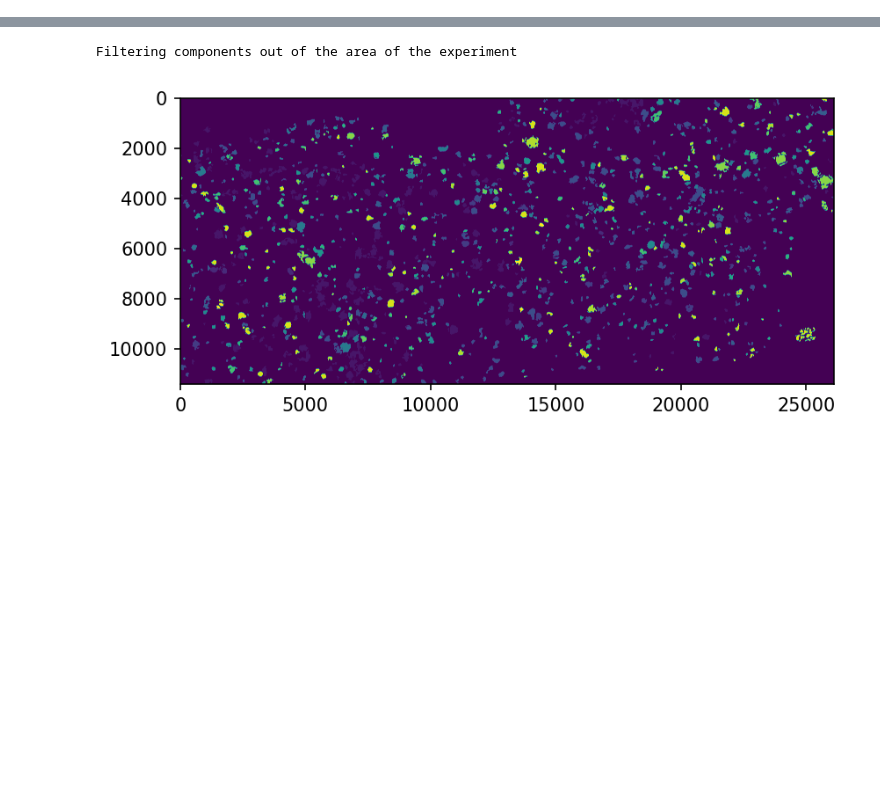
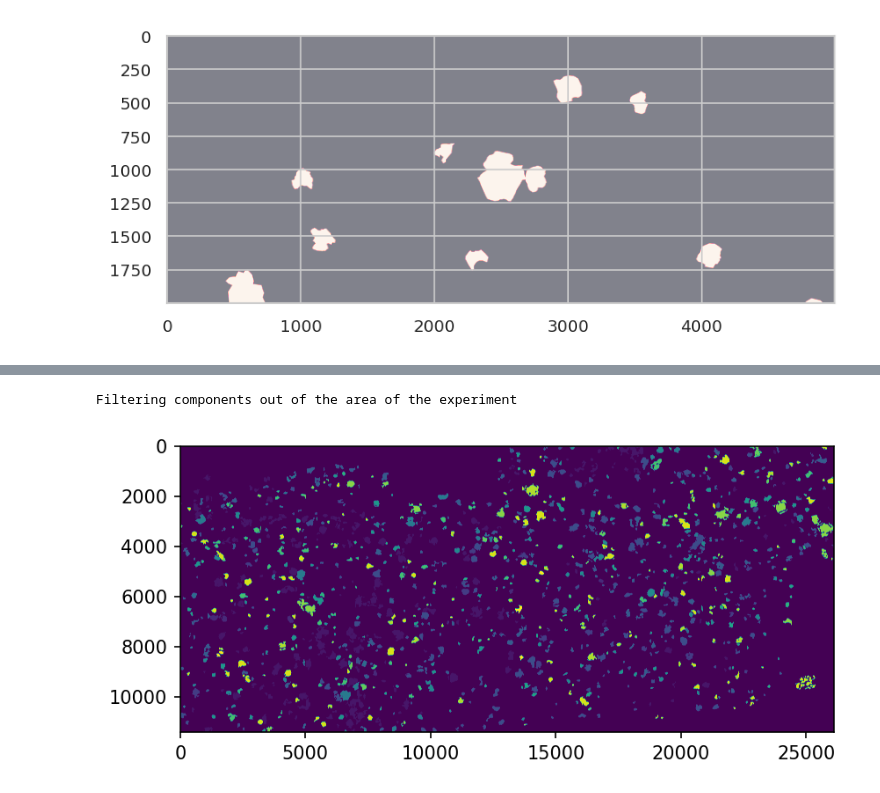
Before and after one commit to Green-AI-Lab-GAIA/multi-task-fcn, a Jupyter notebook: exploration_notebooks/show_comp_selection.ipynb, the cells around one changed output, grey strips where cells are left out. Saved outputs shown, nothing was run; the diff lists cells and outputs as text; code cells hidden in the pictures; blank space fills up the shorter version.

```diff
--- a/exploration_notebooks/show_comp_selection.ipynb
+++ b/exploration_notebooks/show_comp_selection.ipynb
@@ -59,5 +62,8 @@ args = load_args(join(VERSION_FOLDER, 'args.yaml'))
 # %%
 TRAIN_GT = read_tiff(args.train_segmentation_path)
+TEST_GT = read_tiff(args.test_segmentation_path)
+
+# TRAIN_GT += TEST_GT
 # %%
 train_metadata = get_image_metadata(args.train_segmentation_path)
 # %%
@@ -84,3 +93,11 @@ new_pred_map = filter_map_by_depth_prob(
     prob_thr=args.prob_thr,
     depth_thr=args.depth_thr
 )
+# %%
+plt.figure(dpi=150)
+plt.imshow(
+    TEST_GT[6000:8000, 5000:10_000]>0, alpha=0.5
+)
+plt.show()
+# %% [output]
+[figure, added]
```
Also changed, not shown: parts of 12 cells of this notebook, 1 other file.
